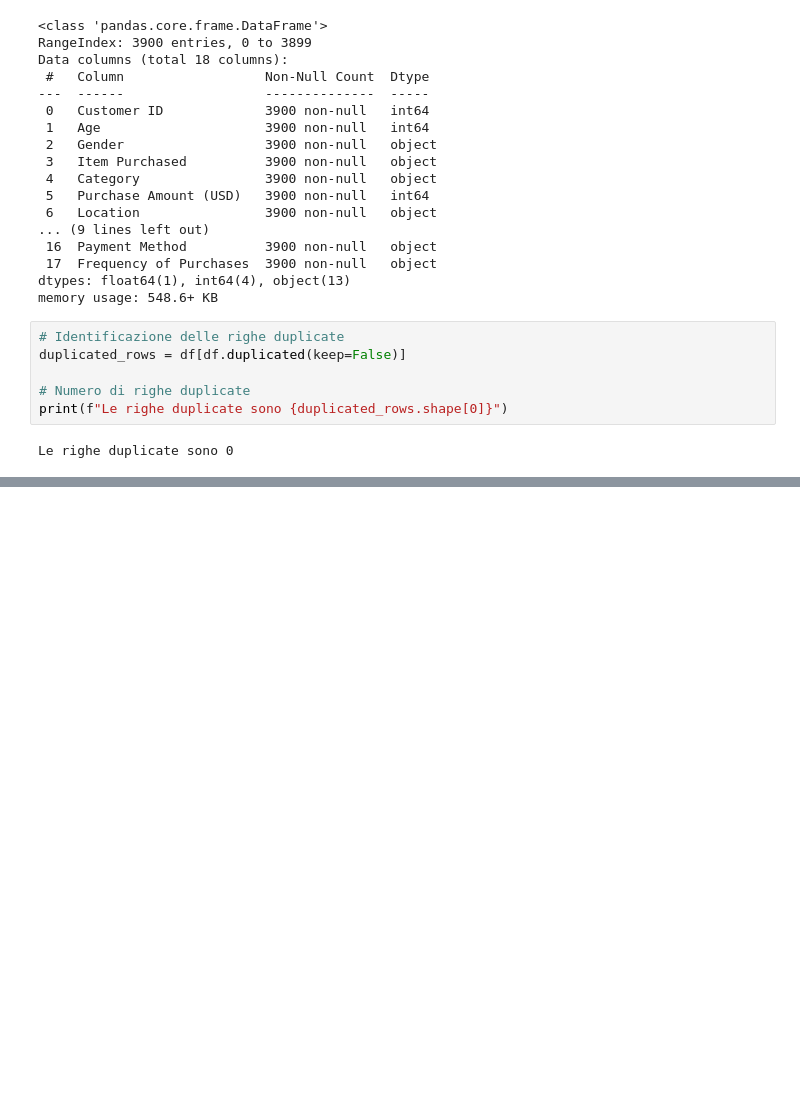
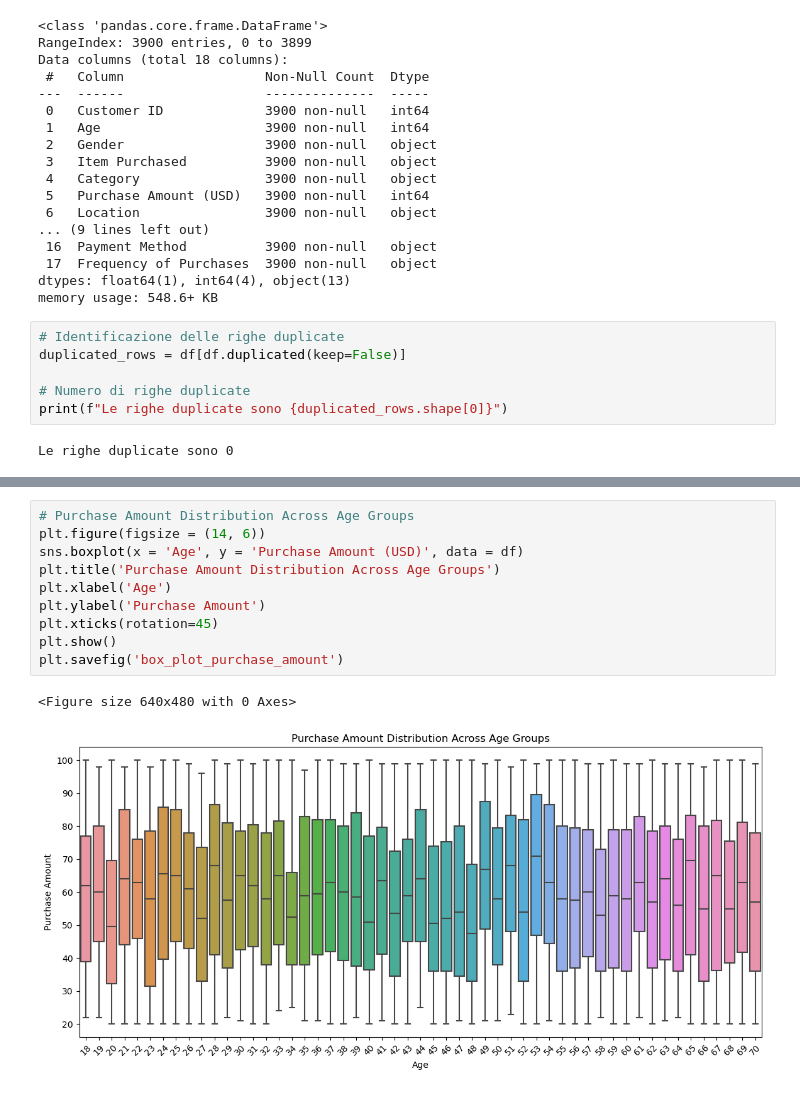
Before and after one commit to J0joFra/Shopping_Behavior, a Jupyter notebook: notebooks/NoteBook.ipynb, the cells around one changed output, grey strips where cells are left out. Drawn from its saved outputs; the diff is of its cells as text; blank space fills up the shorter version.

```diff
--- a/notebooks/NoteBook.ipynb
+++ b/notebooks/NoteBook.ipynb
@@ -83,0 +80,13 @@ plt.show()
+# %%
+# Purchase Amount Distribution Across Age Groups
+plt.figure(figsize = (14, 6))
+sns.boxplot(x = 'Age', y = 'Purchase Amount (USD)', data = df)
+plt.title('Purchase Amount Distribution Across Age Groups')
+plt.xlabel('Age')
+plt.ylabel('Purchase Amount')
+plt.xticks(rotation=45)
+plt.show()
+plt.savefig('box_plot_purchase_amount')
+# %% [output]
+<Figure size 640x480 with 0 Axes>
+[figure, added]
```
Also changed, not shown: parts of 2 cells of this notebook.
